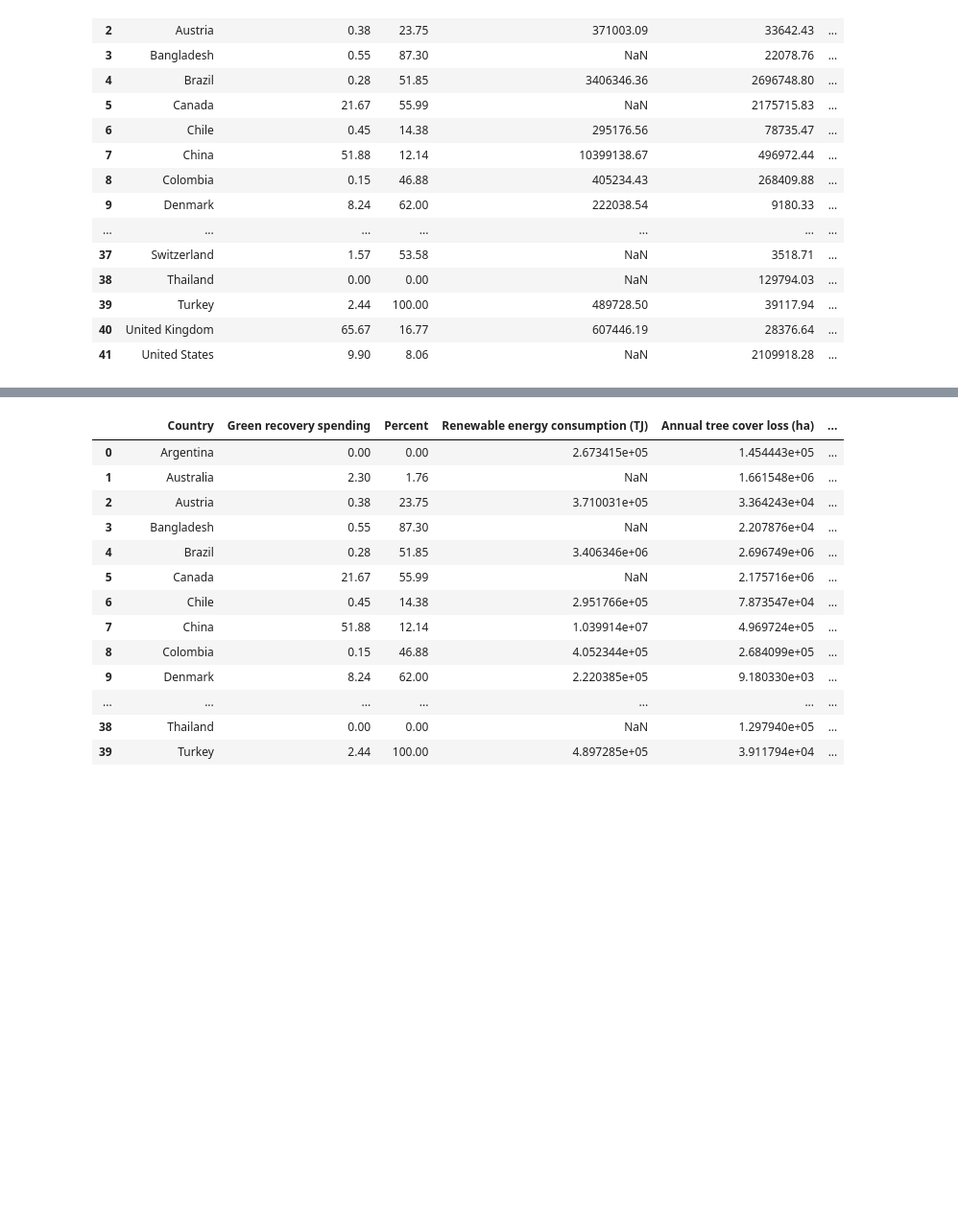
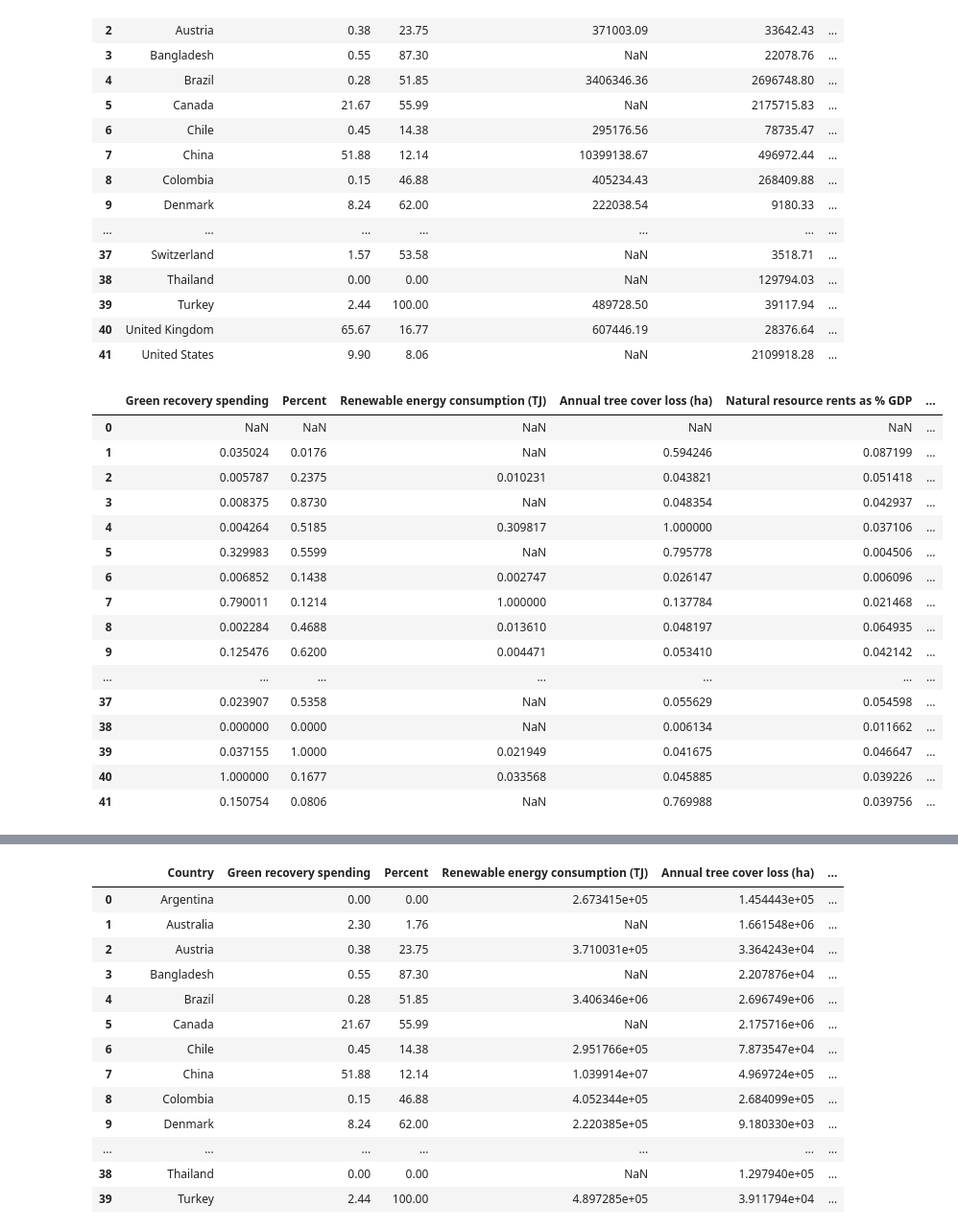
Before and after one commit to eimbloom/Test, a Jupyter notebook: Nearest.ipynb, the cells around one changed output, grey strips where cells are left out. Shown at 96% size. Drawn from its saved outputs; the diff is of its cells as text; code cells hidden in the pictures; blank space fills up the shorter version.

```diff
--- a/Nearest.ipynb
+++ b/Nearest.ipynb
@@ -497,0 +492,50 @@ GROmerge
+# %%
+#Original row is Argentina, go through all other rows, start with Australia
+#Subtract Argentina’s TJ from Australia’s
+#Take absolute value
+#With list of differences after gone through all columns, take average across them (careful of unit) – becomes Australia’s score
+#include green recovery spending cols????
+#isolate only numeric columns
+diffset = GROmerge[['Green recovery spending', 'Percent', 'Renewable energy consumption (TJ)', 'Annual tree cover loss (ha)',
+                   'Natural resource rents as % GDP', 'Fossil fuel subsidies as % GDP', 'Fossil fuel subsidies USD per Capita', 'CO2 emissions tons per capita',
+                   'Air pollution (annual mean ug/m3 <PM2.5)']]
+#set up
+difference = diffset
+difference = difference.drop(range(1,42))
+for name, value in difference.iteritems():
+    difference.at[0, name] = np.nan
+
+#diffresult = diffset.diff(periods=1)
+#difference = difference.append(diffresult[diffresult.index == 1], ignore_index=True)
+n=1
+
+for index, row in diffset.iterrows():
+    diffresult = diffset.diff(periods=n)
+    difference = difference.append(diffresult[diffresult.index == n], ignore_index=True)
+    n = n+1
+
+difference = np.absolute(difference)
+#air poll for Arg Nan - does this mean the unknown columns can not factor into NN? all become NA
+#normalise data with maximum absolute scaling https://www.geeksforgeeks.org/data-normalization-with-pandas/
+difference_norm = difference
+for column in difference_norm.columns:
+    difference_norm[column] = difference_norm[column]  / difference_norm[column].abs().max()
+difference_norm
+# %% [output]
+|  | Green recovery spending | Percent | Renewable energy consumption (TJ) | Annual tree cover loss (ha) | Natural resource rents as % GDP | ... |
+| 0 | NaN | NaN | NaN | NaN | NaN | ... |
+| 1 | 0.035024 | 0.0176 | NaN | 0.594246 | 0.087199 | ... |
+| 2 | 0.005787 | 0.2375 | 0.010231 | 0.043821 | 0.051418 | ... |
+| 3 | 0.008375 | 0.8730 | NaN | 0.048354 | 0.042937 | ... |
+| 4 | 0.004264 | 0.5185 | 0.309817 | 1.000000 | 0.037106 | ... |
+| 5 | 0.329983 | 0.5599 | NaN | 0.795778 | 0.004506 | ... |
+| 6 | 0.006852 | 0.1438 | 0.002747 | 0.026147 | 0.006096 | ... |
+| 7 | 0.790011 | 0.1214 | 1.000000 | 0.137784 | 0.021468 | ... |
+| 8 | 0.002284 | 0.4688 | 0.013610 | 0.048197 | 0.064935 | ... |
+| 9 | 0.125476 | 0.6200 | 0.004471 | 0.053410 | 0.042142 | ... |
+| ... | ... | ... | ... | ... | ... | ... |
+| 37 | 0.023907 | 0.5358 | NaN | 0.055629 | 0.054598 | ... |
+| 38 | 0.000000 | 0.0000 | NaN | 0.006134 | 0.011662 | ... |
+| 39 | 0.037155 | 1.0000 | 0.021949 | 0.041675 | 0.046647 | ... |
+| 40 | 1.000000 | 0.1677 | 0.033568 | 0.045885 | 0.039226 | ... |
+| 41 | 0.150754 | 0.0806 | NaN | 0.769988 | 0.039756 | ... |
```
Also changed, not shown: parts of 12 cells of this notebook, 1 other file.
